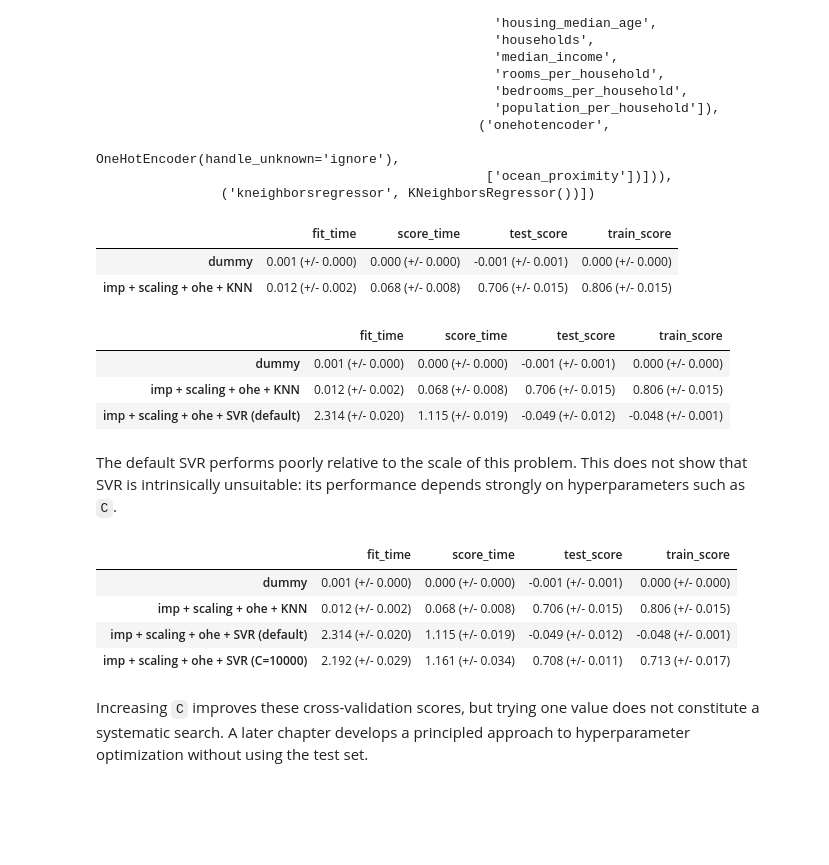
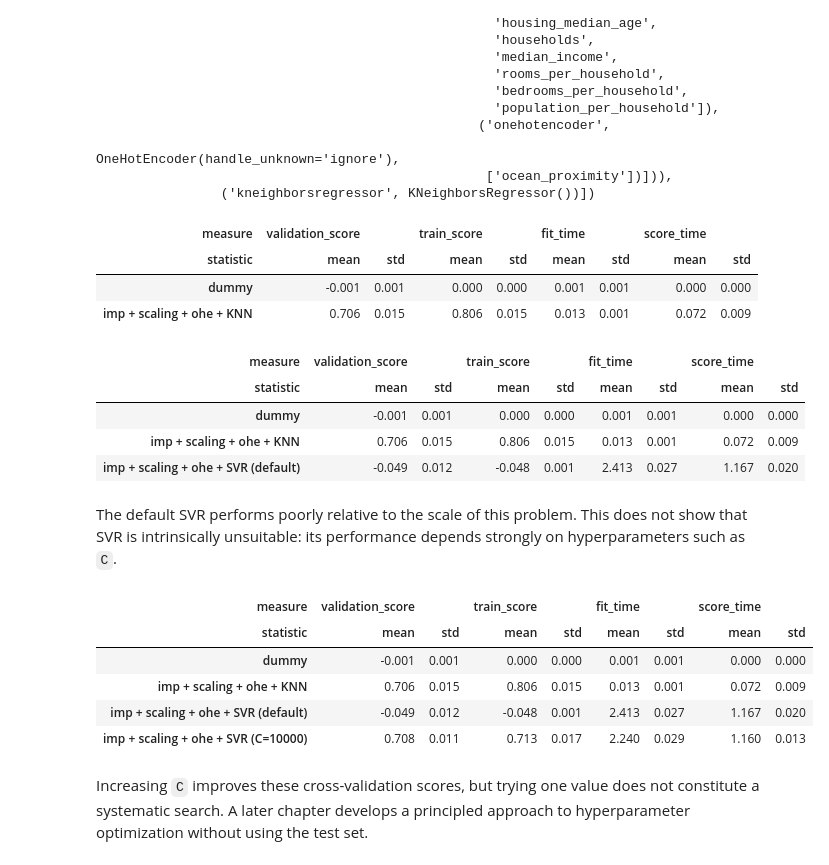
Before and after one commit to UBC-CS/cpsc330-book, a Jupyter notebook: book/06_column-transformer-text-feats.ipynb, the cells around one changed output. Cells and saved outputs as stored; diff of their text form; code cells hidden in the pictures; blank space fills up the shorter version.

Commit message:
formatting and flow related changes

```diff
--- a/book/06_column-transformer-text-feats.ipynb
+++ b/book/06_column-transformer-text-feats.ipynb
@@ -1072,10 +1080,10 @@ pd.DataFrame(X_train_pp, columns=column_names)
 | 18575 | 0.242996 | 0.272667 | -0.684960 | -0.396991 | ... |
 18576 rows × 13 columns
 # %%
-results_dict = {}
+cv_summaries = {}
 dummy = DummyRegressor()
-results_dict["dummy"] = mean_std_cross_val_scores(
+cv_summaries["dummy"] = summarize_cross_validation(
     dummy, X_train, y_train, return_train_score=True
 )
-pd.DataFrame(results_dict).T
+pd.DataFrame(cv_summaries).T.style.format("{:.3f}")
 # %% [output]
@@ -1104,42 +1113,45 @@ Pipeline(steps=[('columntransformer',
                                                   ['ocean_proximity'])])),
                 ('kneighborsregressor', KNeighborsRegressor())])
 # %%
-results_dict["imp + scaling + ohe + KNN"] = mean_std_cross_val_scores(
+cv_summaries["imp + scaling + ohe + KNN"] = summarize_cross_validation(
     knn_pipe, X_train, y_train, return_train_score=True
 )
 # %%
-pd.DataFrame(results_dict).T
+pd.DataFrame(cv_summaries).T.style.format("{:.3f}")
 # %% [output]
-|  | fit_time | score_time | test_score | train_score |
-| dummy | 0.001 (+/- 0.000) | 0.000 (+/- 0.000) | -0.001 (+/- 0.001) | 0.000 (+/- 0.000) |
-| imp + scaling + ohe + KNN | 0.012 (+/- 0.002) | 0.068 (+/- 0.008) | 0.706 (+/- 0.015) | 0.806 (+/- 0.015) |
+| measure | validation_score |  | train_score |  | fit_time |  | score_time |  |
+| statistic | mean | std | mean | std | mean | std | mean | std |
+| dummy | -0.001 | 0.001 | 0.000 | 0.000 | 0.001 | 0.001 | 0.000 | 0.000 |
+| imp + scaling + ohe + KNN | 0.706 | 0.015 | 0.806 | 0.015 | 0.013 | 0.001 | 0.072 | 0.009 |
 # %%
 svr_pipe = make_pipeline(preprocessor, SVR())
-results_dict["imp + scaling + ohe + SVR (default)"] = mean_std_cross_val_scores(
+cv_summaries["imp + scaling + ohe + SVR (default)"] = summarize_cross_validation(
     svr_pipe, X_train, y_train, return_train_score=True
 )
 # %%
-pd.DataFrame(results_dict).T
+pd.DataFrame(cv_summaries).T.style.format("{:.3f}")
 # %% [output]
-|  | fit_time | score_time | test_score | train_score |
-| dummy | 0.001 (+/- 0.000) | 0.000 (+/- 0.000) | -0.001 (+/- 0.001) | 0.000 (+/- 0.000) |
-| imp + scaling + ohe + KNN | 0.012 (+/- 0.002) | 0.068 (+/- 0.008) | 0.706 (+/- 0.015) | 0.806 (+/- 0.015) |
-| imp + scaling + ohe + SVR (default) | 2.314 (+/- 0.020) | 1.115 (+/- 0.019) | -0.049 (+/- 0.012) | -0.048 (+/- 0.001) |
+| measure | validation_score |  | train_score |  | fit_time |  | score_time |  |
+| statistic | mean | std | mean | std | mean | std | mean | std |
+| dummy | -0.001 | 0.001 | 0.000 | 0.000 | 0.001 | 0.001 | 0.000 | 0.000 |
+| imp + scaling + ohe + KNN | 0.706 | 0.015 | 0.806 | 0.015 | 0.013 | 0.001 | 0.072 | 0.009 |
+| imp + scaling + ohe + SVR (default) | -0.049 | 0.012 | -0.048 | 0.001 | 2.413 | 0.027 | 1.167 | 0.020 |
 # %% [markdown]
 The default SVR performs poorly relative to the scale of this problem. This does not show that SVR is intrinsically unsuitable: its performance depends strongly on hyperparameters such as `C`.
 # %%
 svr_C_pipe = make_pipeline(preprocessor, SVR(C=10000))
-results_dict["imp + scaling + ohe + SVR (C=10000)"] = mean_std_cross_val_scores(
+cv_summaries["imp + scaling + ohe + SVR (C=10000)"] = summarize_cross_validation(
     svr_C_pipe, X_train, y_train, return_train_score=True
 )
 # %%
-pd.DataFrame(results_dict).T
+pd.DataFrame(cv_summaries).T.style.format("{:.3f}")
 # %% [output]
-|  | fit_time | score_time | test_score | train_score |
-| dummy | 0.001 (+/- 0.000) | 0.000 (+/- 0.000) | -0.001 (+/- 0.001) | 0.000 (+/- 0.000) |
-| imp + scaling + ohe + KNN | 0.012 (+/- 0.002) | 0.068 (+/- 0.008) | 0.706 (+/- 0.015) | 0.806 (+/- 0.015) |
-| imp + scaling + ohe + SVR (default) | 2.314 (+/- 0.020) | 1.115 (+/- 0.019) | -0.049 (+/- 0.012) | -0.048 (+/- 0.001) |
-| imp + scaling + ohe + SVR (C=10000) | 2.192 (+/- 0.029) | 1.161 (+/- 0.034) | 0.708 (+/- 0.011) | 0.713 (+/- 0.017) |
+| measure | validation_score |  | train_score |  | fit_time |  | score_time |  |
+| statistic | mean | std | mean | std | mean | std | mean | std |
+| dummy | -0.001 | 0.001 | 0.000 | 0.000 | 0.001 | 0.001 | 0.000 | 0.000 |
+| imp + scaling + ohe + KNN | 0.706 | 0.015 | 0.806 | 0.015 | 0.013 | 0.001 | 0.072 | 0.009 |
+| imp + scaling + ohe + SVR (default) | -0.049 | 0.012 | -0.048 | 0.001 | 2.413 | 0.027 | 1.167 | 0.020 |
+| imp + scaling + ohe + SVR (C=10000) | 0.708 | 0.011 | 0.713 | 0.017 | 2.240 | 0.029 | 1.160 | 0.013 |
 # %% [markdown]
 Increasing `C` improves these cross-validation scores, but trying one value does not constitute a systematic search. A later chapter develops a principled approach to hyperparameter optimization without using the test set.
 # %% [markdown]
```
Also changed, not shown: parts of 35 cells of this notebook.
